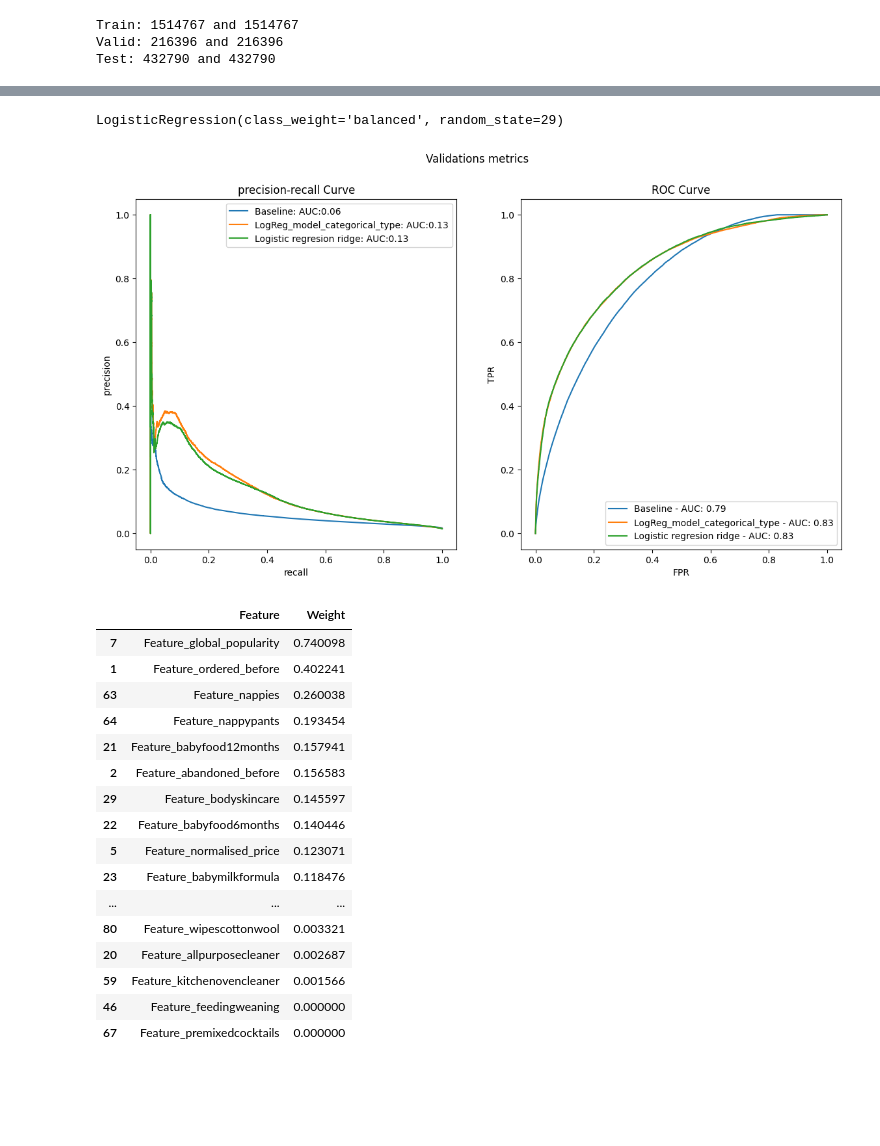
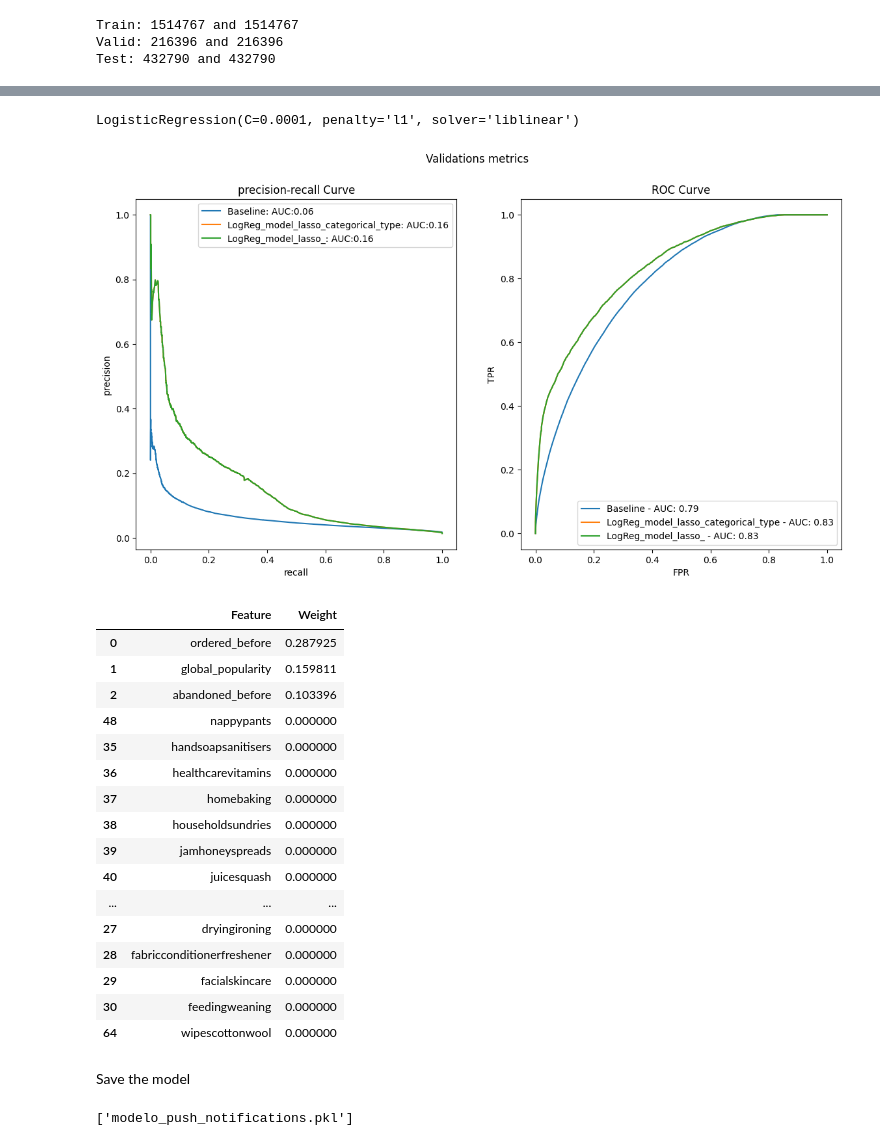
Before and after one commit to MaickMos/data_science_applied, a Jupyter notebook: model_regresion_lineal_feature_frame/MVP_Push_Notifications.ipynb, the cells around one changed output, grey strips where cells are left out. Saved outputs shown, nothing was run; the diff lists cells and outputs as text; code cells hidden in the pictures; blank space fills up the shorter version.

```diff
--- a/model_regresion_lineal_feature_frame/MVP_Push_Notifications.ipynb
+++ b/model_regresion_lineal_feature_frame/MVP_Push_Notifications.ipynb
@@ -397,6 +416,10 @@ Importancia de Coeficientes
 # %%
+LogReg_model_lasso = LogisticRegression(penalty="l1",C=0.0001, solver="liblinear")
+
+LogReg_model_lasso.fit(x_train,y_train)
+
 feature_importance = pd.DataFrame({
-    "Feature": [f"Feature_{i}" for i in x_train.columns],
-    "Weight": abs(LogReg_model.coef_[0])  # Coeficientes del modelo
+    "Feature": [f"Feature_{column}" for column in x_train.columns],
+    "Weight": abs(LogReg_model_lasso.coef_[0])  # Coeficientes del modelo
 }).sort_values(by="Weight", ascending=False)
 feature_importance
@@ -403 +442,3 @@ feature_importance
+# %%
+x_product_type = x[["ordered_before","global_popularity","abandoned_before"]]
 # %% [markdown]
@@ -405,6 +446,6 @@ feature_importance
 # %%
 product_type_categorical_encoding = pd.get_dummies(feature_frame["product_type"])
 product_type_categorical_encoding*1
-x_product_type = pd.concat([x,product_type_categorical_encoding*1],axis=1)
+x_product_type = pd.concat([x_product_type,product_type_categorical_encoding*1],axis=1)
 x_product_type
 # %% [output]
@@ -476,53 +503,57 @@ x_train_pt
 # %%
 #model basic
-LogReg_model_categorical_type = LogisticRegression(
-    class_weight="balanced",
-    random_state=29,
+LogReg_model_lasso_categorical_type = LogisticRegression(
+    penalty="l1",
+    C=0.0001,
+    solver="liblinear",
+    #random_state=29
+    #class_weight="balanced",
     )
 
-LogReg_model_categorical_type.fit(x_train_pt, y_train)
+LogReg_model_lasso_categorical_type.fit(x_train_pt, y_train)
 # %% [output]
-LogisticRegression(class_weight='balanced', random_state=29)
+LogisticRegression(C=0.0001, penalty='l1', solver='liblinear')
 # %%
 #train graph
 fig1, ax1 = plt.subplots(1,2,figsize=(14,7))
 fig1.suptitle("Validations metrics")
 
 plot_metrics(
     f"Baseline",y_pred=feature_frame["global_popularity"],y_test=feature_frame["outcome"],figure=(fig1,ax1)
 )
-y_test_proba_LogReg_model = LogReg_model_categorical_type.predict_proba(x_train_pt)[:,1]
+
+y_test_proba_LogReg_model_lasso_categorical_type = LogReg_model_lasso_categorical_type.predict_proba(x_test_pt)[:,1]
 plot_metrics(
-    f"LogReg_model_categorical_type",y_pred=y_test_proba_LogReg_model,y_test=y_train,figure=(fig1,ax1)
+    f"LogReg_model_lasso_categorical_type",y_pred=y_test_proba_LogReg_model_lasso_categorical_type,y_test=y_test,figure=(fig1,ax1)
 )
-y_test_proba_LogReg_ridge_model = LogReg_ridge_model.predict_proba(x_train)[:,1]
+y_test_proba_LogReg_model_lasso = LogReg_model_lasso.predict_proba(x_test)[:,1]
 plot_metrics(
-    f"Logistic regresion ridge",y_pred=y_test_proba_LogReg_ridge_model,y_test=y_train,figure=(fig1,ax1)
+    f"LogReg_model_lasso_",y_pred=y_test_proba_LogReg_model_lasso,y_test=y_test,figure=(fig1,ax1)
 )
 # %% [output]
-[figure, old version]
+[figure, new version]
 # %%
 pd.options.display.max_rows = None
 feature_importance = pd.DataFrame({
-    "Feature": [f"Feature_{i}" for i in x_train_pt.columns],
-    "Weight": abs(LogReg_model_categorical_type.coef_[0])  # Coeficientes del modelo
+    "Feature": [f"{i}" for i in x_train_pt.columns],
+    "Weight": abs(LogReg_model_lasso_categorical_type.coef_[0])  # Coeficientes del modelo
 }).sort_values(by="Weight", ascending=False)
 feature_importance
 # %% [output]
 |  | Feature | Weight |
-| 7 | Feature_global_popularity | 0.740098 |
-| 1 | Feature_ordered_before | 0.402241 |
-| 63 | Feature_nappies | 0.260038 |
-| 64 | Feature_nappypants | 0.193454 |
-| 21 | Feature_babyfood12months | 0.157941 |
-| 2 | Feature_abandoned_before | 0.156583 |
-| 29 | Feature_bodyskincare | 0.145597 |
-| 22 | Feature_babyfood6months | 0.140446 |
-| 5 | Feature_normalised_price | 0.123071 |
-| 23 | Feature_babymilkformula | 0.118476 |
+| 0 | ordered_before | 0.287925 |
+| 1 | global_popularity | 0.159811 |
+| 2 | abandoned_before | 0.103396 |
+| 48 | nappypants | 0.000000 |
+| 35 | handsoapsanitisers | 0.000000 |
+| 36 | healthcarevitamins | 0.000000 |
+| 37 | homebaking | 0.000000 |
+| 38 | householdsundries | 0.000000 |
+| 39 | jamhoneyspreads | 0.000000 |
+| 40 | juicesquash | 0.000000 |
 | ... | ... | ... |
-| 80 | Feature_wipescottonwool | 0.003321 |
-| 20 | Feature_allpurposecleaner | 0.002687 |
-| 59 | Feature_kitchenovencleaner | 0.001566 |
-| 46 | Feature_feedingweaning | 0.000000 |
-| 67 | Feature_premixedcocktails | 0.000000 |
+| 27 | dryingironing | 0.000000 |
+| 28 | fabricconditionerfreshener | 0.000000 |
+| 29 | facialskincare | 0.000000 |
+| 30 | feedingweaning | 0.000000 |
+| 64 | wipescottonwool | 0.000000 |
@@ -539,0 +560,6 @@ joblib.dump(model, "modelo_entrenado.pkl")
+# %% [markdown]
+Save the model
+# %%
+joblib.dump(LogReg_model_lasso_categorical_type, "modelo_push_notifications.pkl")
+# %% [output]
+['modelo_push_notifications.pkl']
```
Also changed, not shown: parts of 38 cells of this notebook, 1 other file.
